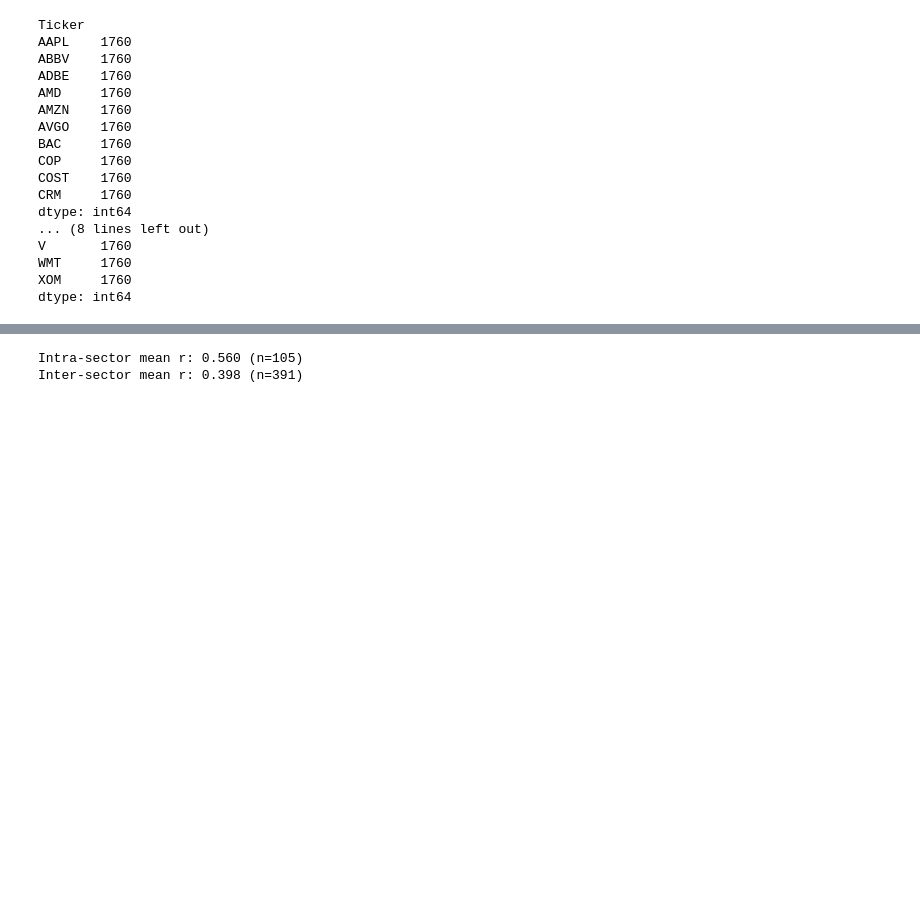
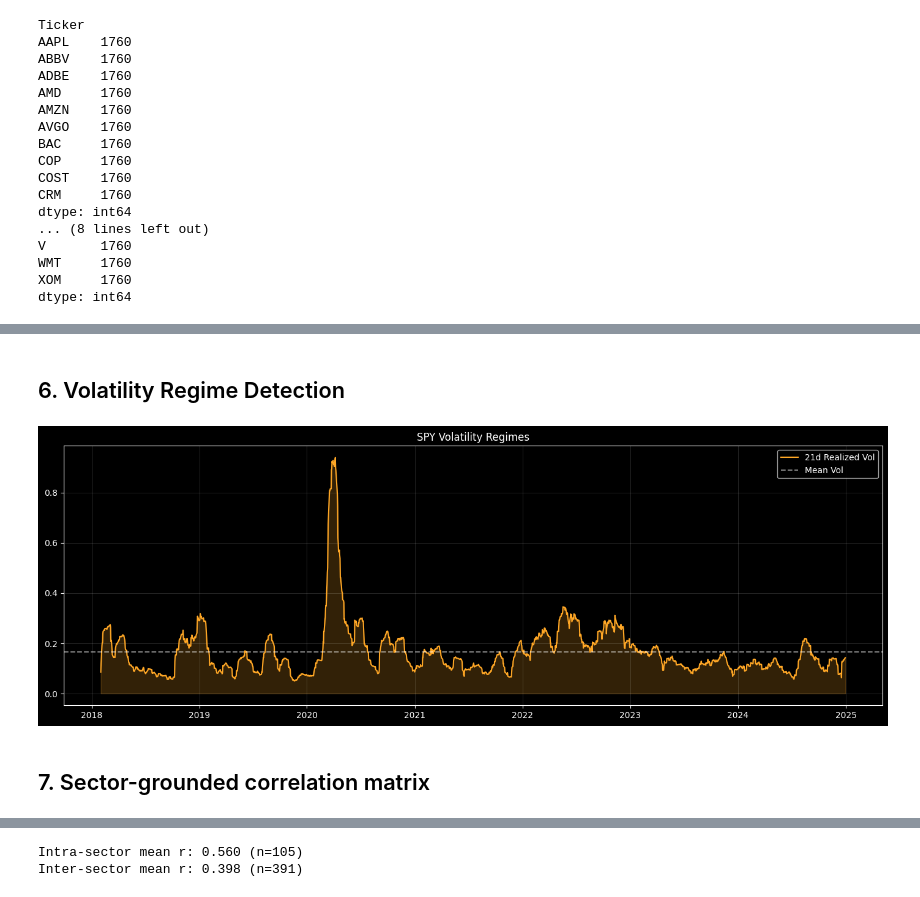
Before and after one commit to franjavi-upct-es/lumina_project, a Jupyter notebook: notebooks/01_data_exploration_yfinance.ipynb, the cells around one changed output, grey strips where cells are left out. Drawn from its saved outputs; the diff is of its cells as text; code cells hidden in the pictures; blank space fills up the shorter version.

```diff
--- a/notebooks/01_data_exploration_yfinance.ipynb
+++ b/notebooks/01_data_exploration_yfinance.ipynb
@@ -86,3 +173,22 @@ should be more correlated than tickers in different sectors.
+# %% [markdown]
+## 6. Volatility Regime Detection
+# %%
+# Rolling 21-day realised volatility for SPY
+spy_returns = daily_returns["SPY"].dropna()
+realized_vol = spy_returns.rolling(window=21).std() * np.sqrt(252)
+
+fig, ax = plt.subplots(figsize=(14, 5))
+ax.plot(realized_vol.index, realized_vol, color=COLORS["warning"], label="21d Realized Vol")
+ax.axhline(realized_vol.mean(), color="white", linestyle="--", alpha=0.5, label="Mean Vol")
+ax.set_title("SPY Volatility Regimes")
+ax.fill_between(realized_vol.index, 0, realized_vol, alpha=0.2, color=COLORS["warning"])
+ax.legend()
+ax.grid(alpha=0.15)
+plt.tight_layout()
+# %% [output]
+[figure, added]
+# %% [markdown]
+## 7. Sector-grounded correlation matrix
 # %%
 corr = returns.corr()
 order = sorted(UNIVERSE, key=lambda t: TICKER_TO_SECTOR.get(t, "zz"))
```
Also changed, not shown: parts of 18 cells of this notebook, 54 other files.
